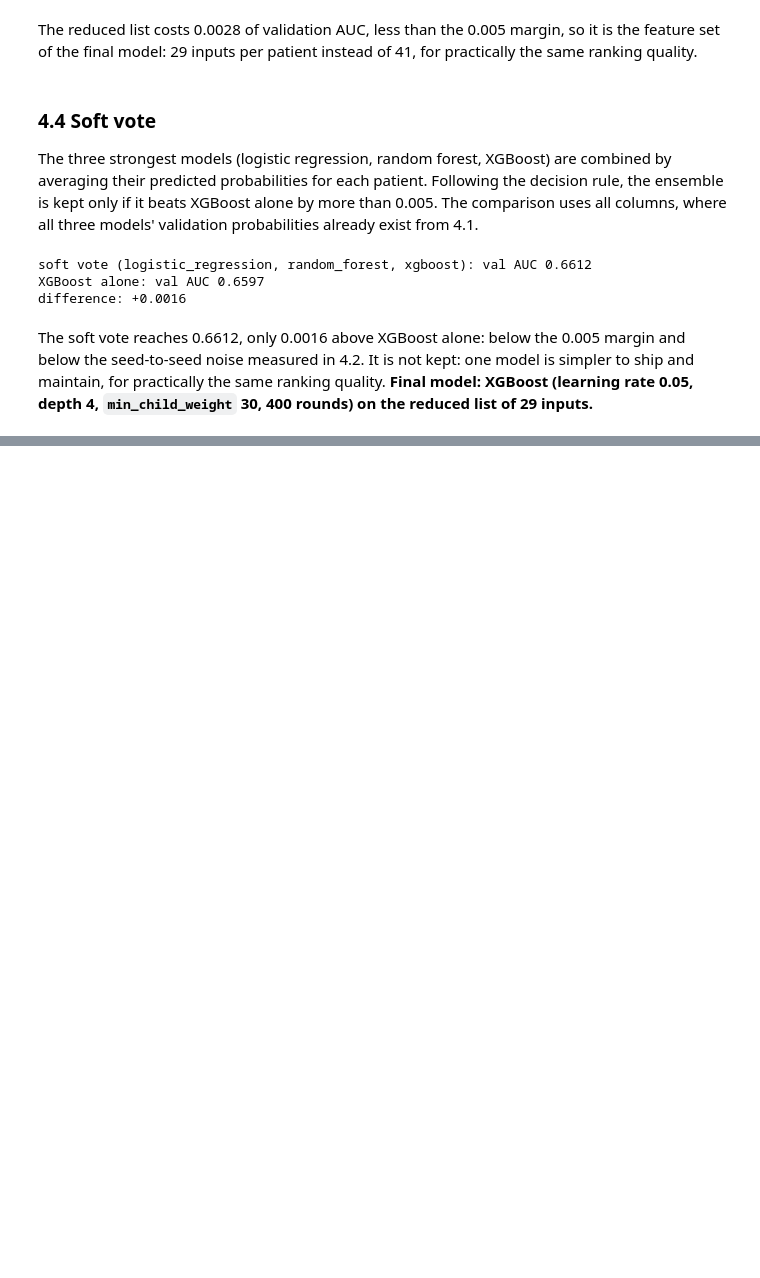
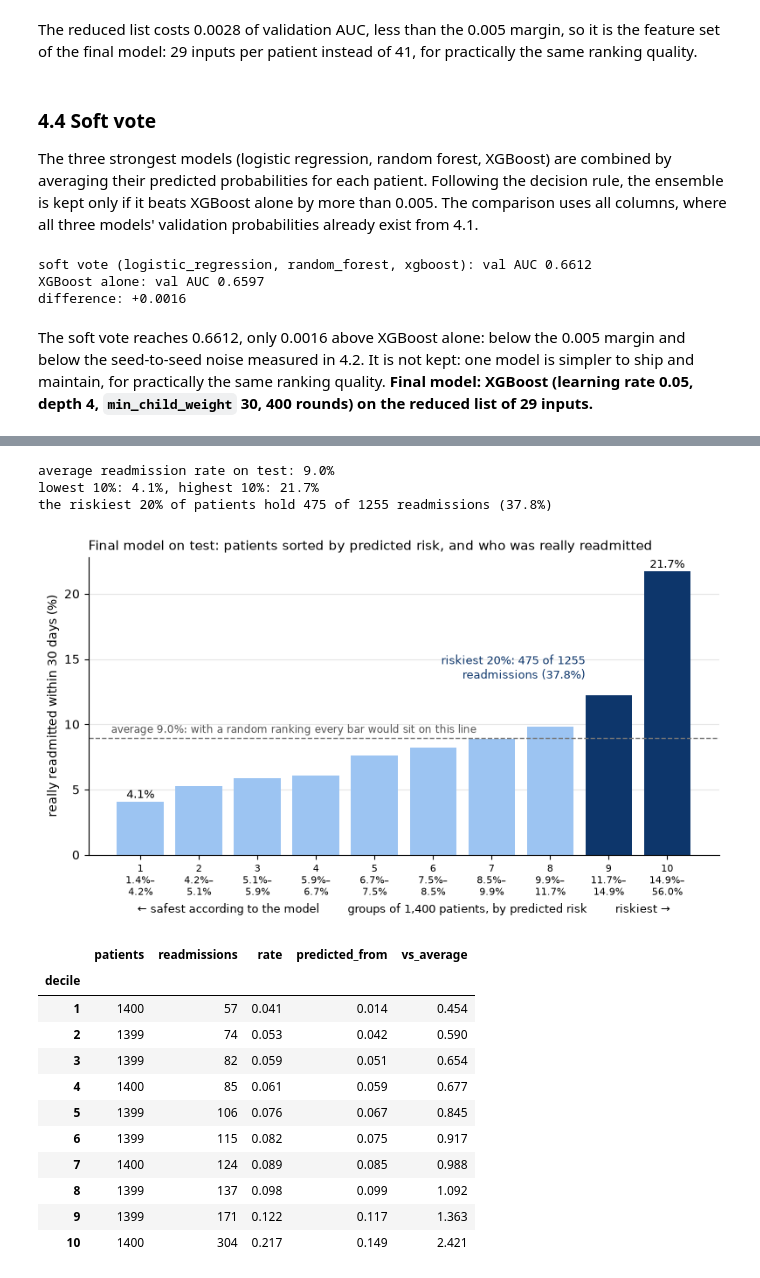
Before and after one commit to gigifumagalli/diabetes-readmission, a Jupyter notebook: notebooks/02_modelling.ipynb, the cells around one changed output, grey strips where cells are left out. Saved outputs shown, nothing was run; the diff lists cells and outputs as text; code cells hidden in the pictures; blank space fills up the shorter version.

Commit message:
Section 4.5-4.8: 5-fold CV (0.6524 ± 0.0152), retrain on train+val, test AUC 0.6493, deciles and precision/recall on test
Co-Authored-By: Claude Opus 5.5 <noreply@anthropic.com>

```diff
--- a/notebooks/02_modelling.ipynb
+++ b/notebooks/02_modelling.ipynb
@@ -779,0 +831,15 @@ measured in 4.2. It is not kept: one model is simpler to ship and maintain, for
+# %%
+# Learned step refitted on all 55,976 patients; the test set only receives the lists
+kept_final = fit_kept_categories(full_train_clean)
+full_train_prep = merge_rare(full_train_clean, kept_final)
+test_prep = merge_rare(clean(df_test), kept_final)
+
+final_model = make_pipeline(DictVectorizer(), clone(FINAL_MODELS["xgboost"]))
+final_model.fit(to_dicts(full_train_prep, FEATURES_REDUCED), full_train_prep["target"])
+
+y_test = test_prep["target"].to_numpy()
+p_test = final_model.predict_proba(to_dicts(test_prep, FEATURES_REDUCED))[:, 1]
+test_auc = roc_auc_score(y_test, p_test)
+
+print(f"trained on {len(full_train_prep)} patients, tested on {len(test_prep)}")
+print(f"test AUC: {test_auc:.4f}  (5-fold CV {cv_aucs.mean():.4f} ± {cv_aucs.std():.4f}, validation {auc_reduced:.4f})")
@@ -779,0 +866,58 @@ measured in 4.2. It is not kept: one model is simpler to ship and maintain, for
+# %%
+# pd.qcut: 10 groups with the same number of patients, by predicted risk; edges = where each group starts and ends
+deciles, edges = pd.qcut(p_test, 10, labels=range(1, 11), retbins=True)
+risk = pd.DataFrame({"decile": deciles, "readmitted": y_test})
+decile_table = risk.groupby("decile", observed=True)["readmitted"].agg(patients="size", readmissions="sum", rate="mean")
+decile_table["predicted_from"] = edges[:-1]  # lowest predicted risk in the group
+decile_table["vs_average"] = decile_table["rate"] / y_test.mean()  # 2.0 = twice the average rate
+
+average = y_test.mean()
+top_20 = decile_table.loc[[9, 10], "readmissions"].sum()
+total = decile_table["readmissions"].sum()
+print(f"average readmission rate on test: {average:.1%}")
+print(f"lowest 10%: {decile_table.loc[1, 'rate']:.1%}, highest 10%: {decile_table.loc[10, 'rate']:.1%}")
+print(f"the riskiest 20% of patients hold {top_20} of {total} readmissions ({top_20 / total:.1%})")
+
+# Light blue for groups 1-8, dark blue for the riskiest 20% the text refers to
+colours = ["#9cc4f2"] * 8 + ["#0d366b"] * 2
+fig, ax = plt.subplots(figsize=(8, 4.6))
+ax.bar(decile_table.index.astype(int), decile_table["rate"] * 100, width=0.8, color=colours)
+ax.axhline(average * 100, color="#777777", linewidth=1, linestyle="--")
+ax.annotate(
+    f"average {average:.1%}: with a random ranking every bar would sit on this line",
+    (0.5, average * 100), xytext=(0, 4), textcoords="offset points", fontsize=8.5, color="#555555",
+)
+for d in [1, 10]:  # label only the two ends
+    ax.annotate(f"{decile_table.loc[d, 'rate']:.1%}", (d, decile_table.loc[d, "rate"] * 100), xytext=(0, 3), textcoords="offset points", ha="center", fontsize=9)
+ax.text(8.6, 13.5, f"riskiest 20%: {top_20} of {total}\nreadmissions ({top_20 / total:.1%})", ha="right", fontsize=9, color="#0d366b")
+# Tick label = group number + the range of predicted risk it covers
+ax.set_xticks(range(1, 11), [f"{d}\n{edges[d - 1]:.1%}–\n{edges[d]:.1%}" for d in range(1, 11)], fontsize=8)
+ax.set_xlabel("← safest according to the model        groups of 1,400 patients, by predicted risk        riskiest →", fontsize=9)
+ax.set_ylabel("really readmitted within 30 days (%)")
+ax.set_title("Final model on test: patients sorted by predicted risk, and who was really readmitted", loc="left", fontsize=11)
+ax.spines[["top", "right"]].set_visible(False)
+ax.grid(axis="y", color="#e6e6e6", linewidth=0.8)
+ax.set_axisbelow(True)  # grid lines behind the bars
+plt.tight_layout()
+Path("../images").mkdir(exist_ok=True)
+fig.savefig("../images/test_deciles.png", dpi=120, bbox_inches="tight")  # used in the README
+plt.show()
+
+decile_table.round(3)
+# %% [output]
+average readmission rate on test: 9.0%
+lowest 10%: 4.1%, highest 10%: 21.7%
+the riskiest 20% of patients hold 475 of 1255 readmissions (37.8%)
+[figure, added]
+|  | patients | readmissions | rate | predicted_from | vs_average |
+| decile |  |  |  |  |  |
+| 1 | 1400 | 57 | 0.041 | 0.014 | 0.454 |
+| 2 | 1399 | 74 | 0.053 | 0.042 | 0.590 |
+| 3 | 1399 | 82 | 0.059 | 0.051 | 0.654 |
+| 4 | 1400 | 85 | 0.061 | 0.059 | 0.677 |
+| 5 | 1399 | 106 | 0.076 | 0.067 | 0.845 |
+| 6 | 1399 | 115 | 0.082 | 0.075 | 0.917 |
+| 7 | 1400 | 124 | 0.089 | 0.085 | 0.988 |
+| 8 | 1399 | 137 | 0.098 | 0.099 | 1.092 |
+| 9 | 1399 | 171 | 0.122 | 0.117 | 1.363 |
+| 10 | 1400 | 304 | 0.217 | 0.149 | 2.421 |
```
Also changed, not shown: parts of 12 cells of this notebook, 2 other files.
